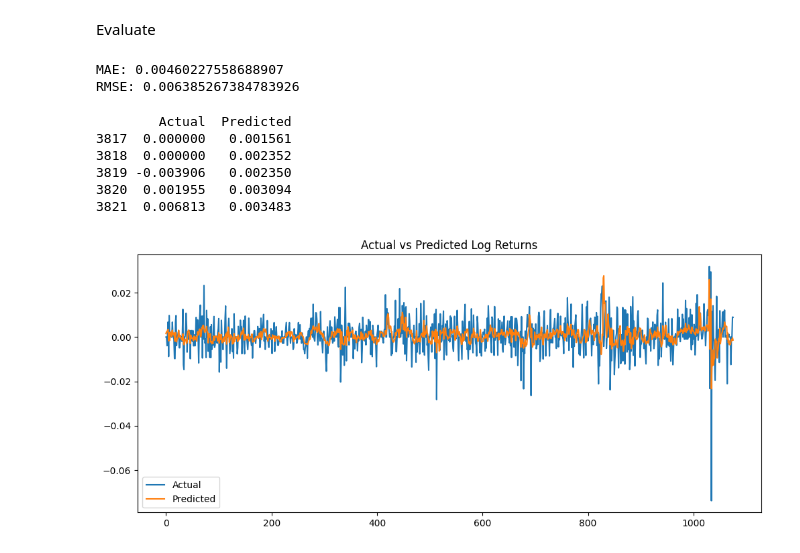
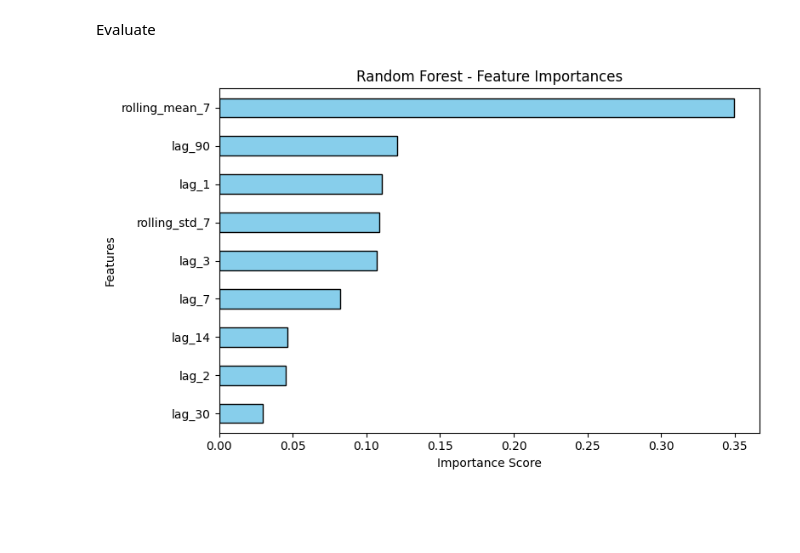
Before and after one commit to dyyqrn/Predict-Daily-Gold-Returns, a Jupyter notebook: Predict_Daily_Gold_Returns.ipynb, the cells around one changed output. Cells and saved outputs as stored; diff of their text form; code cells hidden in the pictures; blank space fills up the shorter version.

```diff
--- a/Predict_Daily_Gold_Returns.ipynb
+++ b/Predict_Daily_Gold_Returns.ipynb
@@ -182,11 +258,2 @@ Y_pred = model.predict(X_test)
 # %% [markdown]
 Evaluate
-# %%
-mae = mean_absolute_error(Y_test, Y_pred)
-rmse = np.sqrt(mean_squared_error(Y_test, Y_pred))
-
-print('MAE:', mae)
-print('RMSE:', rmse)
-# %% [output]
-MAE: 0.00460227558688907
-RMSE: 0.006385267384783926
@@ -195,19 +260,13 @@ y_pred = model.predict(X_test)
-# %%
-comparison = pd.DataFrame({'Actual': Y_test, 'Predicted': Y_pred})
-print(comparison.head())
-# %% [output]
-        Actual  Predicted
-3817  0.000000   0.001561
-3818  0.000000   0.002352
-3819 -0.003906   0.002350
-3820  0.001955   0.003094
-3821  0.006813   0.003483
-# %%
-plt.figure(figsize=(12,5))
-plt.plot(Y_test.values, label='Actual')
-plt.plot(y_pred, label='Predicted')
-plt.legend()
-plt.title("Actual vs Predicted Log Returns")
-plt.show()
-# %% [output]
-[figure, removed]
+# %%
+# Extract and plot Gini-based feature importances to identify which lags and rolling metrics contributed most to model splits
+importances = pd.Series(model.feature_importances_, index=X.columns).sort_values(ascending=True)
+
+plt.figure(figsize=(8, 5))
+importances.plot(kind='barh', color='skyblue', edgecolor='black')
+plt.title("Random Forest - Feature Importances")
+plt.xlabel("Importance Score")
+plt.ylabel("Features")
+plt.tight_layout()
+plt.show()
+# %% [output]
+[figure, added]
```
Also changed, not shown: parts of 41 cells of this notebook.
